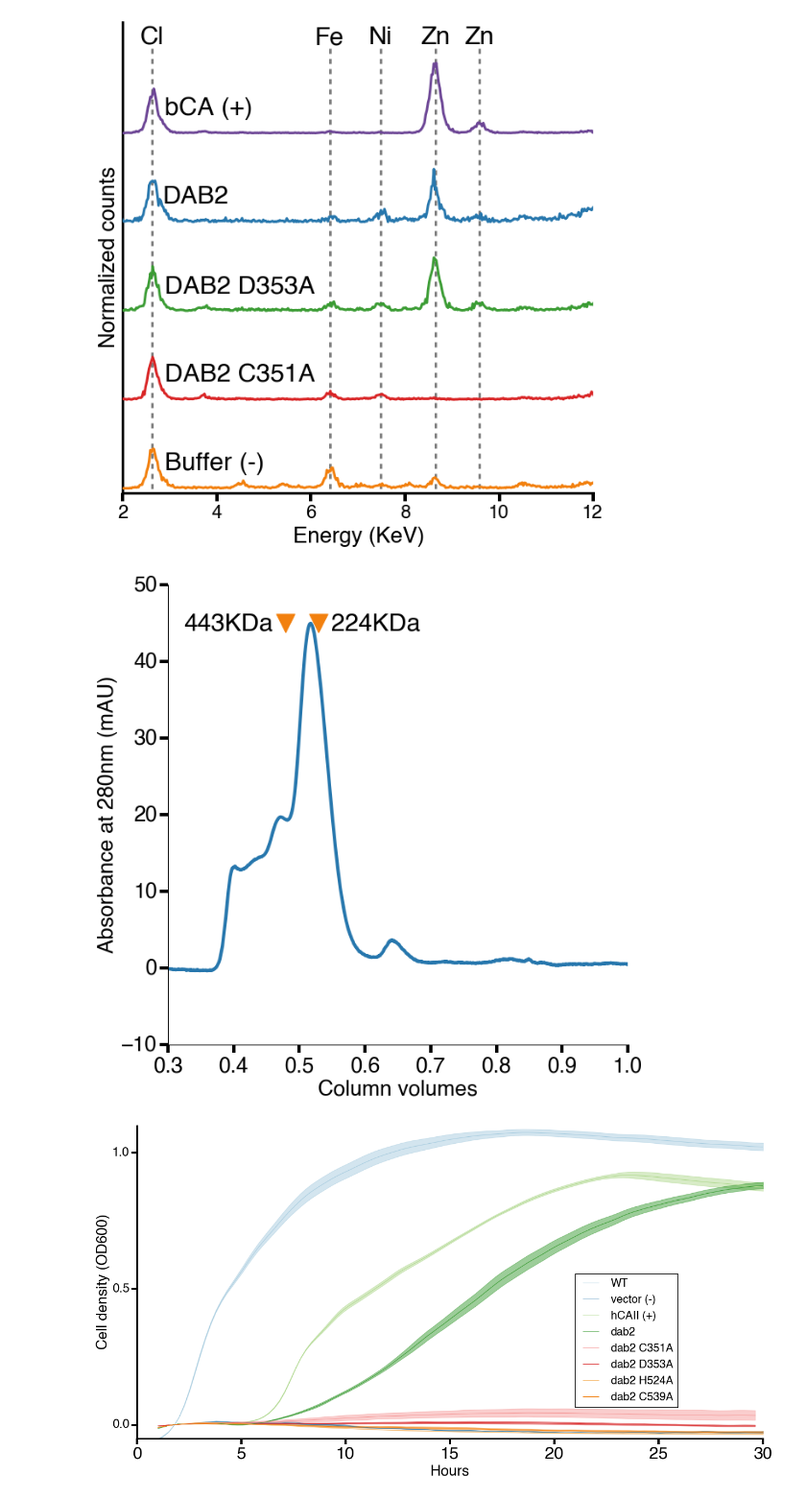
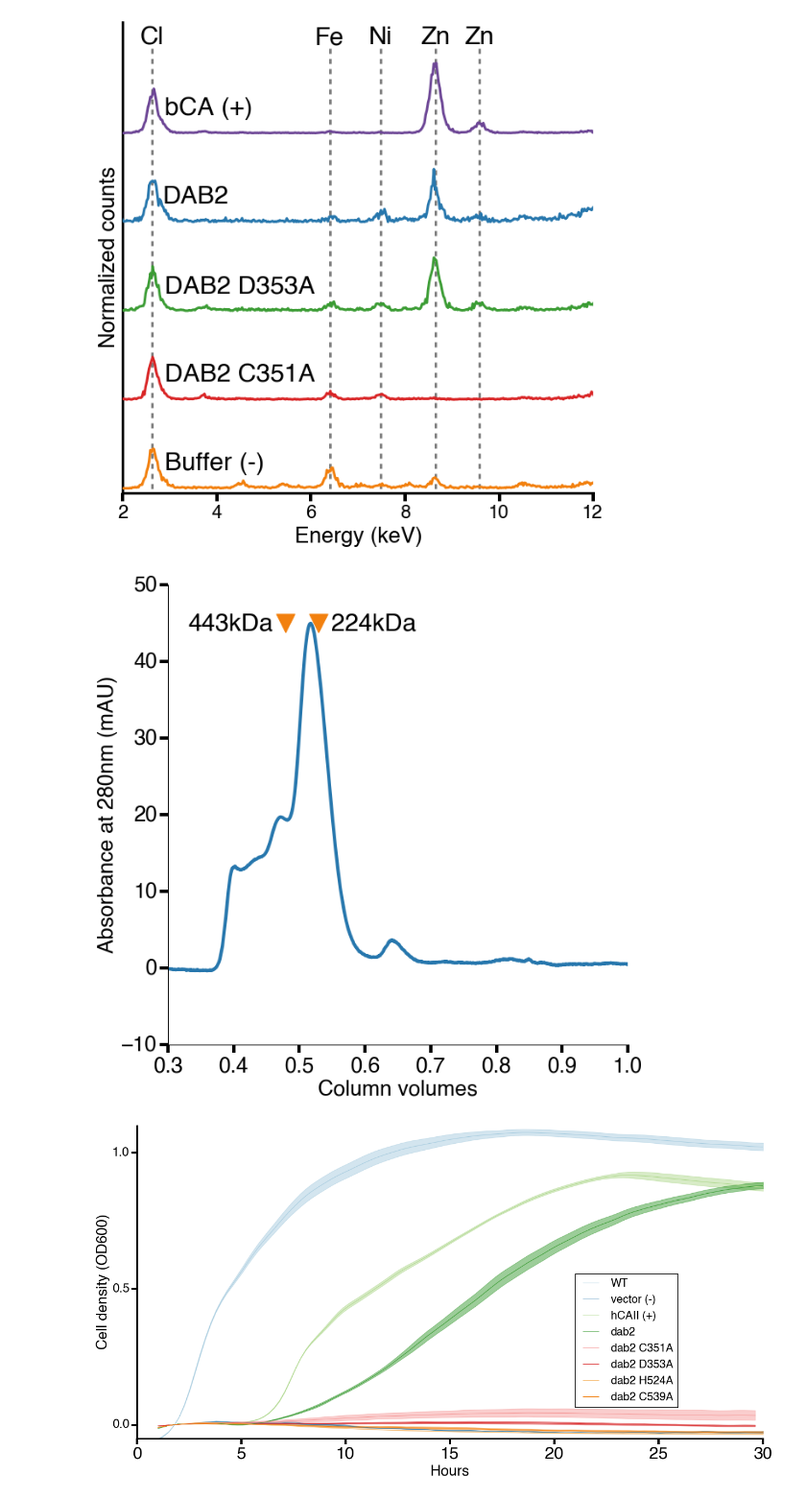
Before and after one commit to jackdesmarais/DabTransporterPaper, a Jupyter notebook: scripts/figure 4 DabA2 point mutants.ipynb, the cells around one changed output. Shown at 96% size. Drawn from its saved outputs; the diff is of its cells as text; code cells hidden in the pictures.

```diff
--- a/scripts/figure 4 DabA2 point mutants.ipynb
+++ b/scripts/figure 4 DabA2 point mutants.ipynb
@@ -318,36 +318,36 @@ ax.spines['top'].set_visible(False)
 peak=s200['UV 1_280_ml'][s200['UV 1_280_mAU']==max(s200['UV 1_280_mAU'])].iloc[0]/2.4
 bX=1.15/2.4
 bY=443
 lX=1.27/2.4
 lY=224
 slope=(lY-bY)/(lX-bX)
 kDa = bY+slope*(peak-bX)
 peak_height = s200[s200['UV 1_280_ml']==peak*2.4]['UV 1_280_mAU'].iloc[0]
 plt.scatter([bX,lX],[peak_height]*2,s = 500,marker='v',color=qual_palette[7])
 
 offset = 0.02
-plt.text(bX-offset,peak_height,'%dKDa'%bY,ha='right',va='center')
-plt.text(lX+offset,peak_height,'%dKDa'%lY,ha='left',va='center')
+plt.text(bX-offset,peak_height,'%dkDa'%bY,ha='right',va='center')
+plt.text(lX+offset,peak_height,'%dkDa'%lY,ha='left',va='center')
 
 
 # plt.axvline(peak,label=kDa,c='g')
 
 # plt.axvline(bX,label=bY,c='r')
 # plt.axvline(lX,label=lY,c='k')
 
 # Only show ticks on the left and bottom spines
 ax.yaxis.set_ticks_position('left')
 ax.xaxis.set_ticks_position('bottom')
 
 # plt.ylim(-0.5,50)
 
 # plt.legend()
 
 plt.savefig('fig4/fig4PanelS3.eps',
            format='eps',bbox_inches='tight')
 plt.show()
 # %% [output]
-[figure, old version]
+[figure, new version]
 # %%
 fig,ax = plt.subplots(figsize=(20,10))
 
```
Also changed, not shown: parts of 1 cell of this notebook, 8 other files.
